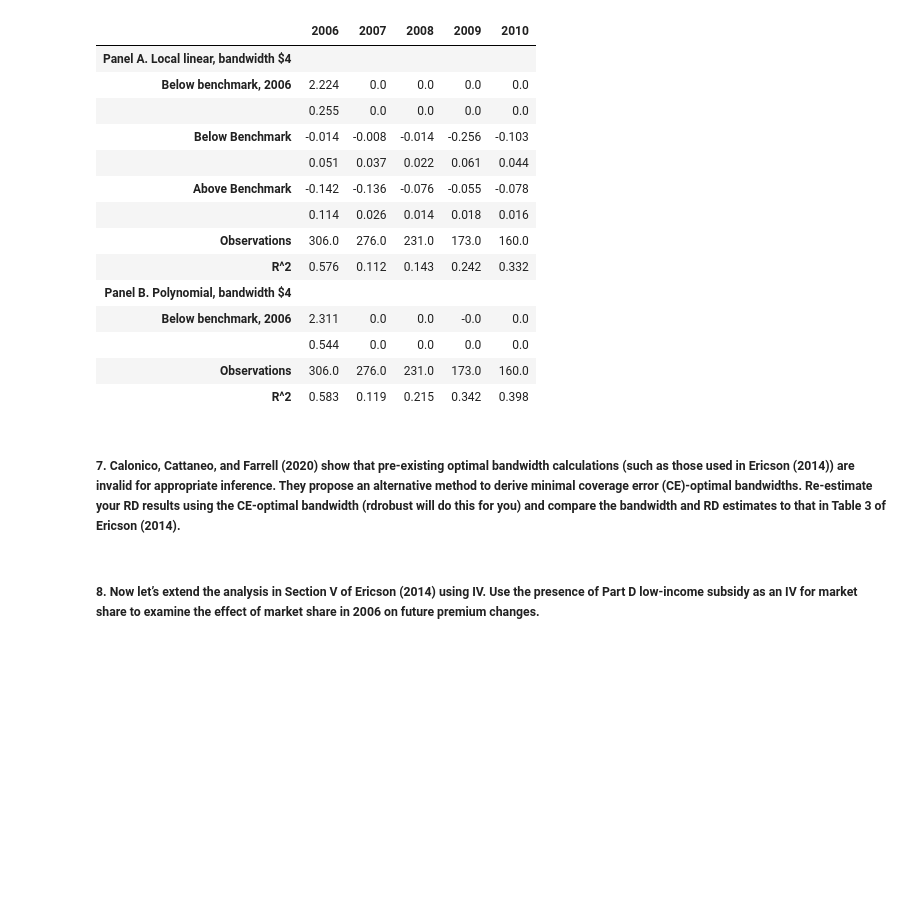
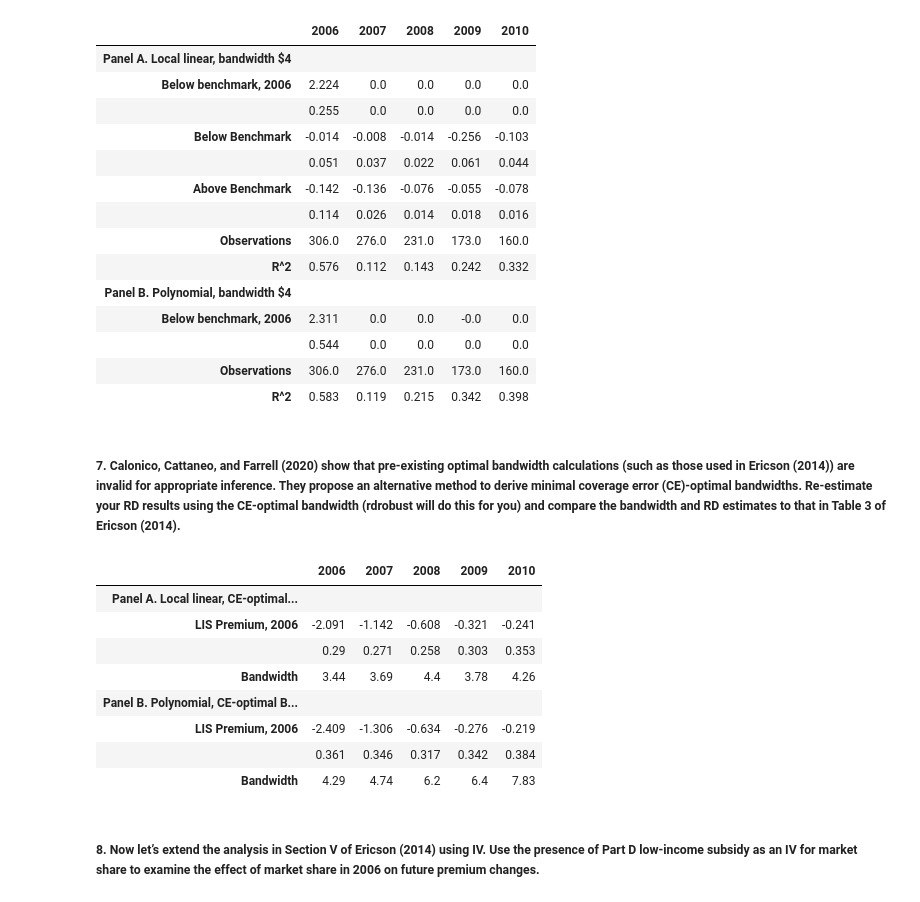
Before and after one commit to michaela-philip/EC771-Empirical-Assignment, a Jupyter notebook: Assignment.ipynb, the cells around one changed output. Saved outputs shown, nothing was run; the diff lists cells and outputs as text; code cells hidden in the pictures; blank space fills up the shorter version.

```diff
--- a/Assignment.ipynb
+++ b/Assignment.ipynb
@@ -260,6 +150,19 @@ table_3
 | R^2 | 0.583 | 0.119 | 0.215 | 0.342 | 0.398 |
 # %% [markdown]
 ##### 7. Calonico, Cattaneo, and Farrell (2020) show that pre-existing optimal bandwidth calculations (such as those used in Ericson (2014)) are invalid for appropriate inference. They propose an alternative method to derive minimal coverage error (CE)-optimal bandwidths. Re-estimate your RD results using the CE-optimal bandwidth (rdrobust will do this for you) and compare the bandwidth and RD estimates to that in Table 3 of Ericson (2014).
+# %%
+from analysis.q7 import table_4
+table_4
+# %% [output]
+|  | 2006 | 2007 | 2008 | 2009 | 2010 |
+| Panel A. Local linear, CE-optimal... |  |  |  |  |  |
+| LIS Premium, 2006 | -2.091 | -1.142 | -0.608 | -0.321 | -0.241 |
+|  | 0.29 | 0.271 | 0.258 | 0.303 | 0.353 |
+| Bandwidth | 3.44 | 3.69 | 4.4 | 3.78 | 4.26 |
+| Panel B. Polynomial, CE-optimal B... |  |  |  |  |  |
+| LIS Premium, 2006 | -2.409 | -1.306 | -0.634 | -0.276 | -0.219 |
+|  | 0.361 | 0.346 | 0.317 | 0.342 | 0.384 |
+| Bandwidth | 4.29 | 4.74 | 6.2 | 6.4 | 7.83 |
 # %% [markdown]
 ##### 8. Now let’s extend the analysis in Section V of Ericson (2014) using IV. Use the presence of Part D low-income subsidy as an IV for market share to examine the effect of market share in 2006 on future premium changes.
 # %% [markdown]
```
Also changed, not shown: parts of 17 cells of this notebook.
